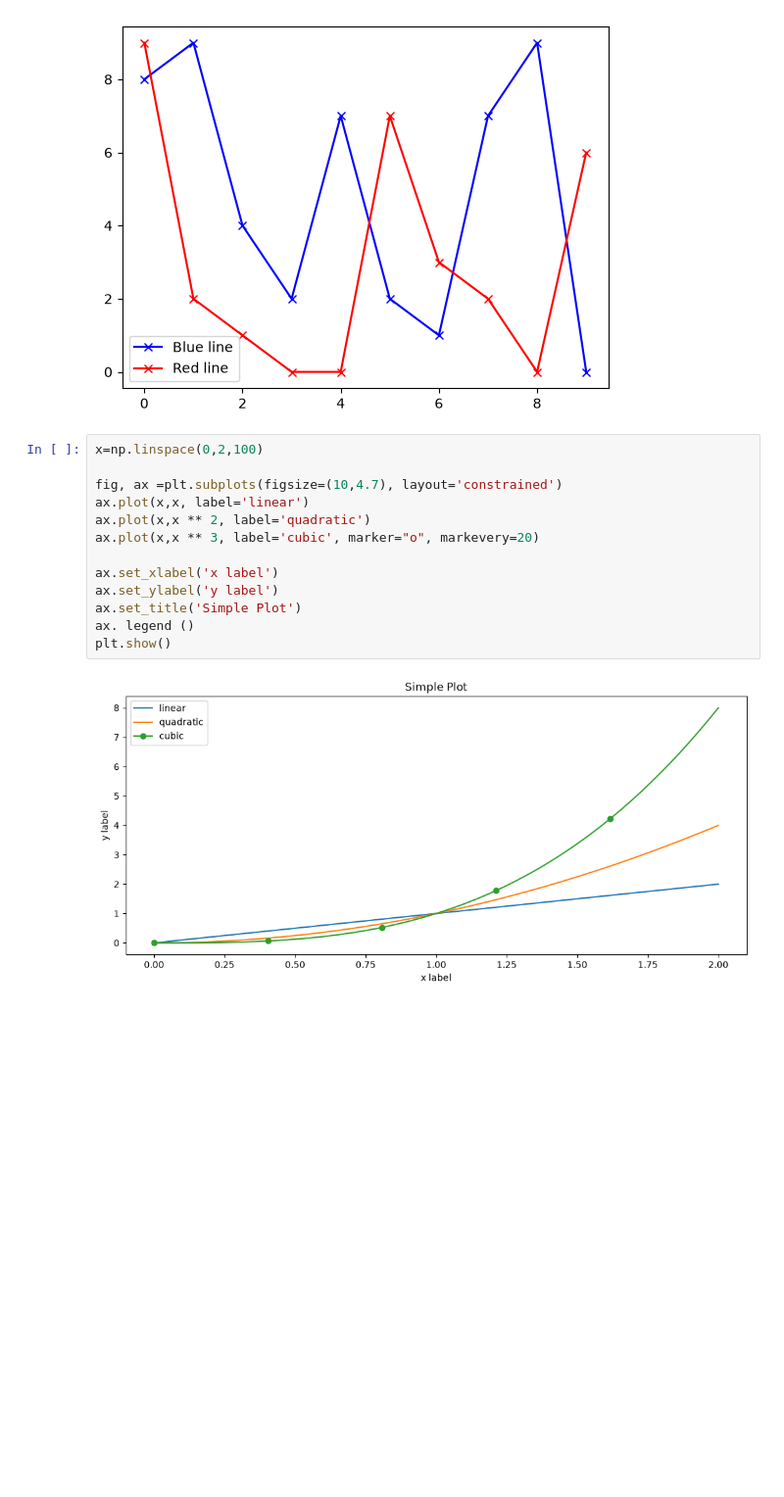
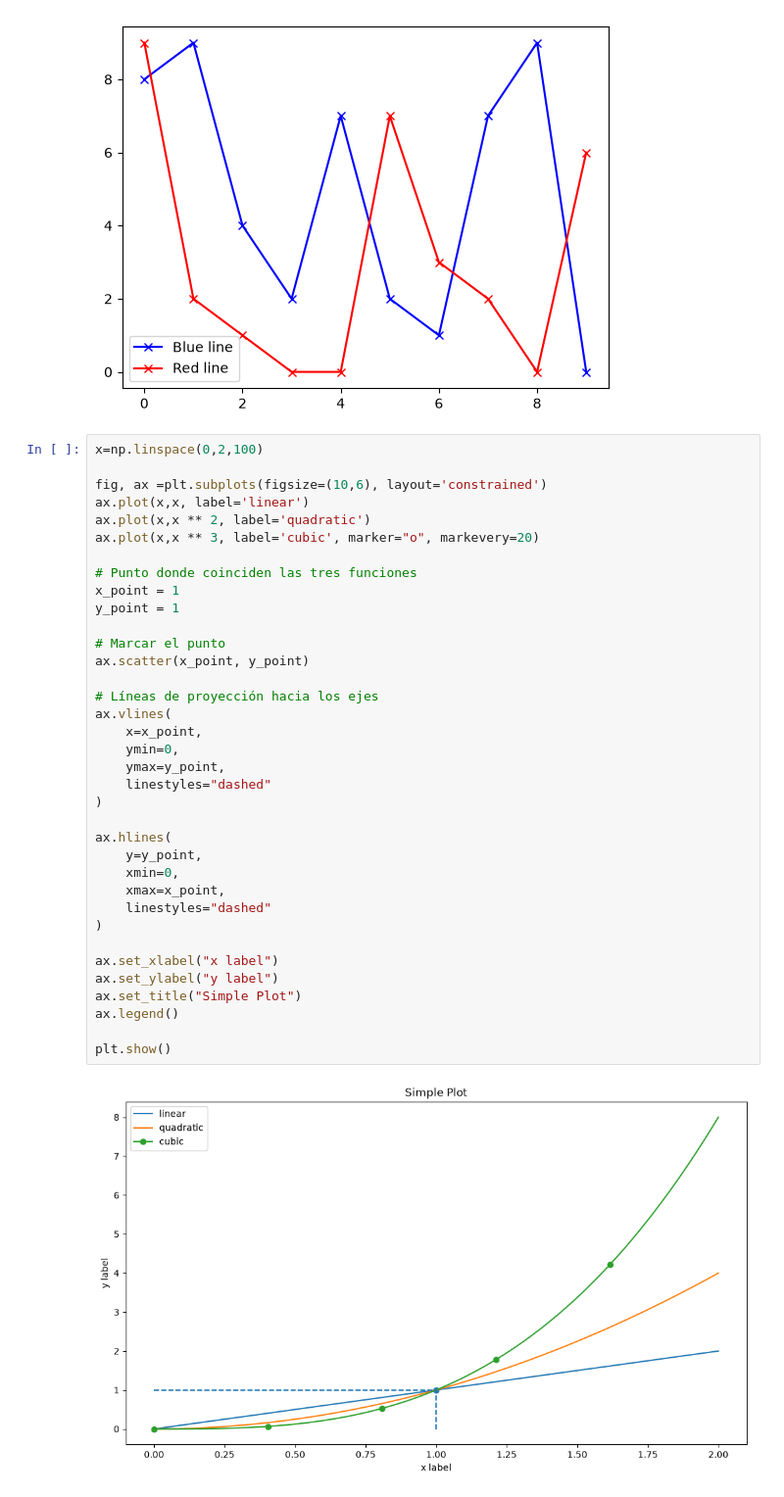
Before and after one commit to andres112/Advanced-Python, a Jupyter notebook: various.ipynb, the cells around one changed output. Shown at 98% size. Cells and saved outputs as stored; diff of their text form; blank space fills up the shorter version.

```diff
--- a/various.ipynb
+++ b/various.ipynb
@@ -52,15 +52,38 @@ fig.show()
 # %%
 x=np.linspace(0,2,100)
 
-fig, ax =plt.subplots(figsize=(10,4.7), layout='constrained')
+fig, ax =plt.subplots(figsize=(10,6), layout='constrained')
 ax.plot(x,x, label='linear')
 ax.plot(x,x ** 2, label='quadratic')
 ax.plot(x,x ** 3, label='cubic', marker="o", markevery=20)
 
-ax.set_xlabel('x label')
-ax.set_ylabel('y label')
-ax.set_title('Simple Plot')
-ax. legend ()
+# Punto donde coinciden las tres funciones
+x_point = 1
+y_point = 1
+
+# Marcar el punto
+ax.scatter(x_point, y_point)
+
+# Líneas de proyección hacia los ejes
+ax.vlines(
+    x=x_point,
+    ymin=0,
+    ymax=y_point,
+    linestyles="dashed"
+)
+
+ax.hlines(
+    y=y_point,
+    xmin=0,
+    xmax=x_point,
+    linestyles="dashed"
+)
+
+ax.set_xlabel("x label")
+ax.set_ylabel("y label")
+ax.set_title("Simple Plot")
+ax.legend()
+
 plt.show()
 # %% [output]
-[figure, old version]
+[figure, new version]
```
